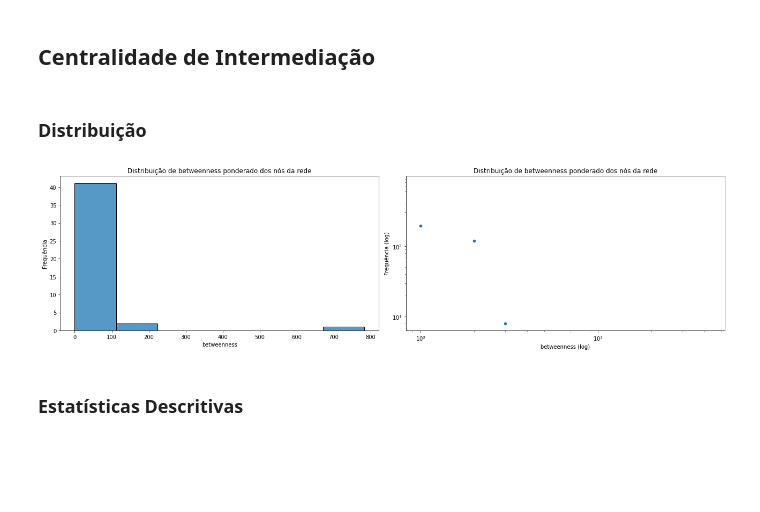
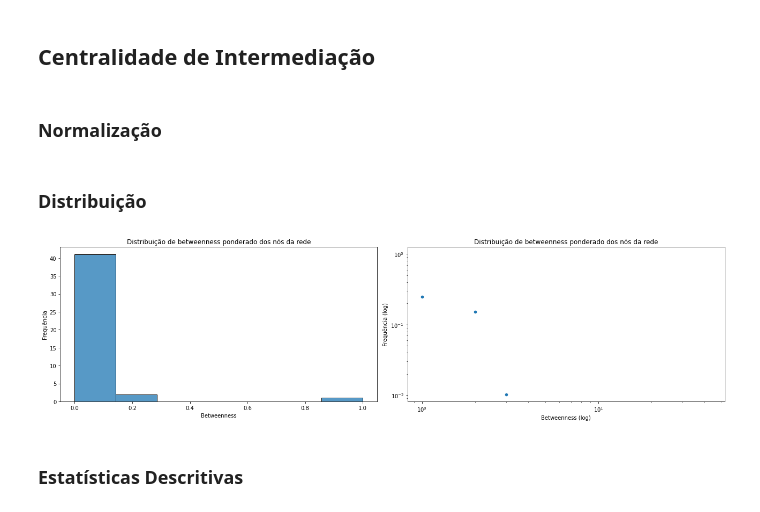
Before and after one commit to MylenaRoberta/mo804-project, a Jupyter notebook: notebooks/5_projected-network-results.ipynb, the cells around one changed output. Saved outputs shown, nothing was run; the diff lists cells and outputs as text; code cells hidden in the pictures; blank space fills up the shorter version.

```diff
--- a/notebooks/5_projected-network-results.ipynb
+++ b/notebooks/5_projected-network-results.ipynb
@@ -121,34 +121,46 @@ df_wdegree.head()
 | 4 | hsa-miR-543 | 11322.0 |
 # %% [markdown]
 ## Centralidade de Intermediação
+# %% [markdown]
+### Normalização
+# %%
+# Obtém os valores mínimo e máximo de centralidade de intermediação
+min_wbetweenness = df_wbetweenness['weightedBetweenness'].min()
+max_wbetweenness = df_wbetweenness['weightedBetweenness'].max()
+
+# Normaliza os valores de centralidade de intermediação
+df_wbetweenness['weightedBetweenness'] = (
+    (df_wbetweenness['weightedBetweenness'] - min_wbetweenness) /
+    (max_wbetweenness - min_wbetweenness)
+)
 # %% [markdown]
 ### Distribuição
 # %%
 # Cria o subplot para três figuras em uma linha
 fig, axes = plt.subplots(nrows=1, ncols=2, figsize=(18, 5))
 
 # Plota a distribuição de betweenness ponderado dos nós
 sns.histplot(data=df_wbetweenness['weightedBetweenness'], ax=axes[0])
 axes[0].set_title('Distribuição de betweenness ponderado dos nós da rede')
-axes[0].set_xlabel('betweenness')
+axes[0].set_xlabel('Betweenness')
 axes[0].set_ylabel('Frequência')
 
 # Plota a distribuição log-log de betweenness ponderado dos nós
 sns.scatterplot(data=df_wbetweenness['weightedBetweenness'], ax=axes[1])
 axes[1].set_title('Distribuição de betweenness ponderado dos nós da rede')
 axes[1].set_xscale('log')
 axes[1].set_yscale('log')
-axes[1].set_xlabel('betweenness (log)')
+axes[1].set_xlabel('Betweenness (log)')
 axes[1].set_ylabel('Frequência (log)')
 
 # Salva a figura
 plt.tight_layout()
 fig.savefig(fname=NETWORK_IMAGES_PATH / 'weighted-betweenness-centrality-distribution.png', dpi=300)
 
 # Exibe o subplot
 plt.show()
 # %% [output]
-[figure, old version]
+[figure, new version]
 # %% [markdown]
 ### Estatísticas Descritivas
 # %%
```
Also changed, not shown: parts of 4 cells of this notebook, 8 other files.
